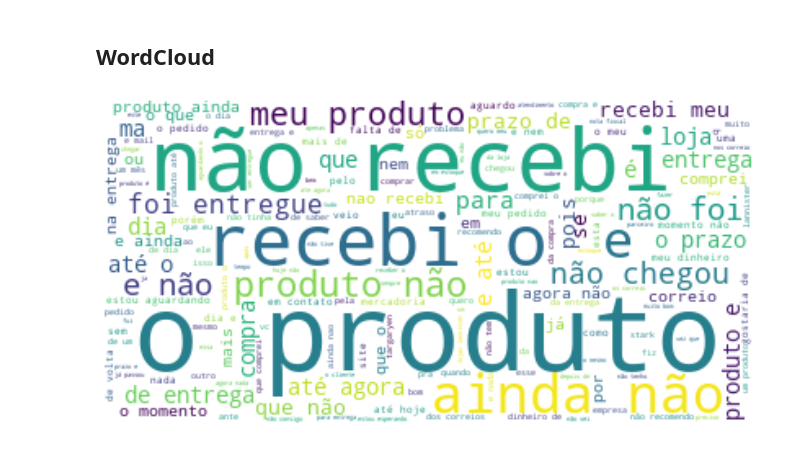
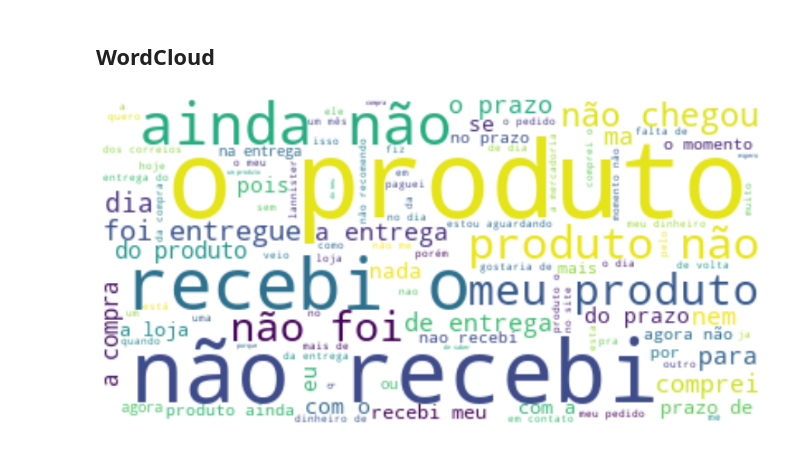
Before and after one commit to FabricioMacena/Data_Science, a Jupyter notebook: Brazillian E-Commerce by Olist/brazilian_ecommerce.ipynb, the cells around one changed output. Saved outputs shown, nothing was run; the diff lists cells and outputs as text; code cells hidden in the pictures.

```diff
--- a/Brazillian E-Commerce by Olist/brazilian_ecommerce.ipynb
+++ b/Brazillian E-Commerce by Olist/brazilian_ecommerce.ipynb
@@ -380,12 +380,13 @@ there're 493200 caracteres in the text
 # %% [markdown]
 ## WordCloud
 # %%
-wordcloud = WordCloud(background_color='white', max_words=1000).generate(text)
+stopwords = ['que', 'o que', 'já', 'e', 'é', 'só', 'até']
+wordcloud = WordCloud(background_color='white', max_words=100, stopwords=stopwords).generate(text)
 
-plt.figure(figsize=(13, 6))
+plt.figure(figsize=(16, 8))
 
 plt.imshow(wordcloud, interpolation='bilinear')
 plt.axis("off")
 plt.show()
 # %% [output]
-[figure, old version]
+[figure, new version]
```
